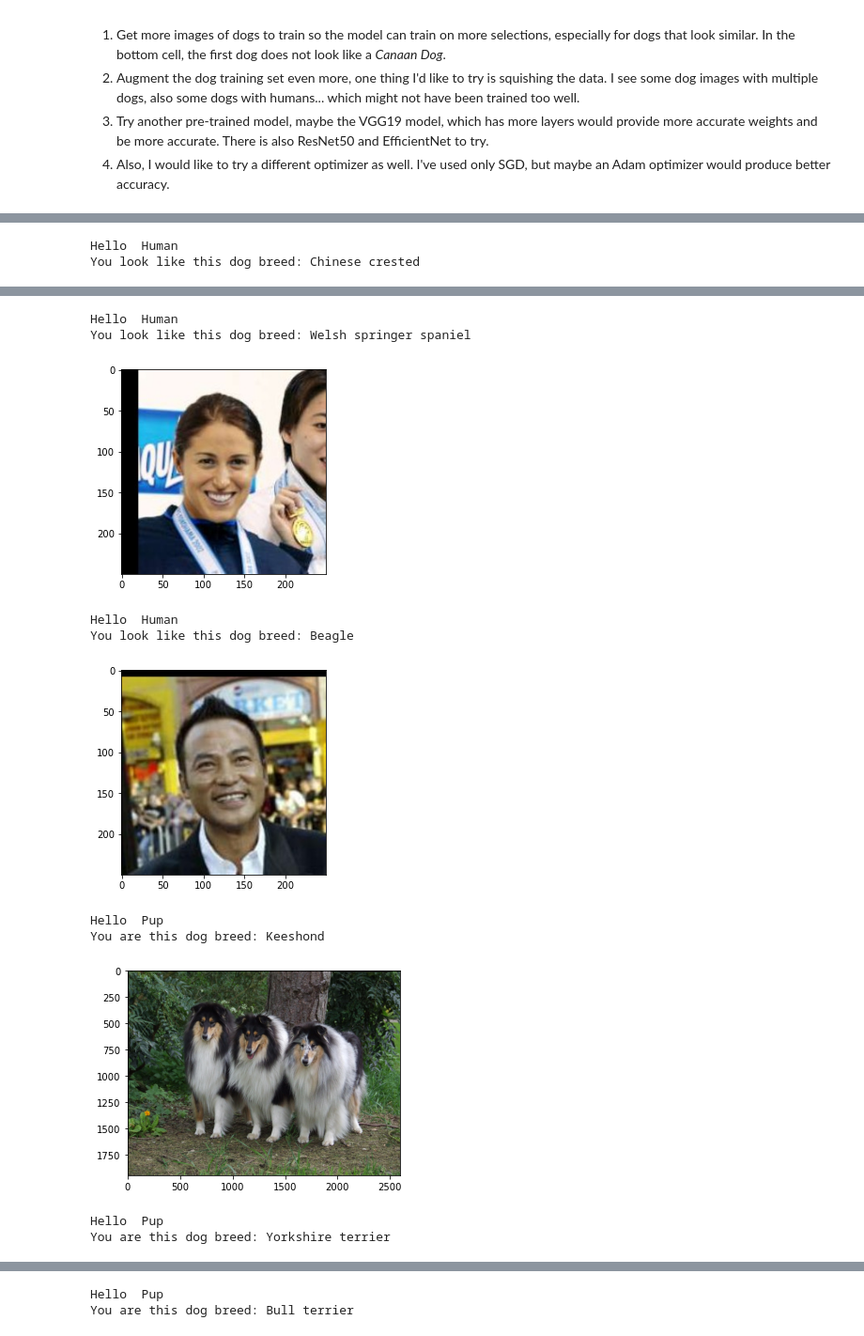
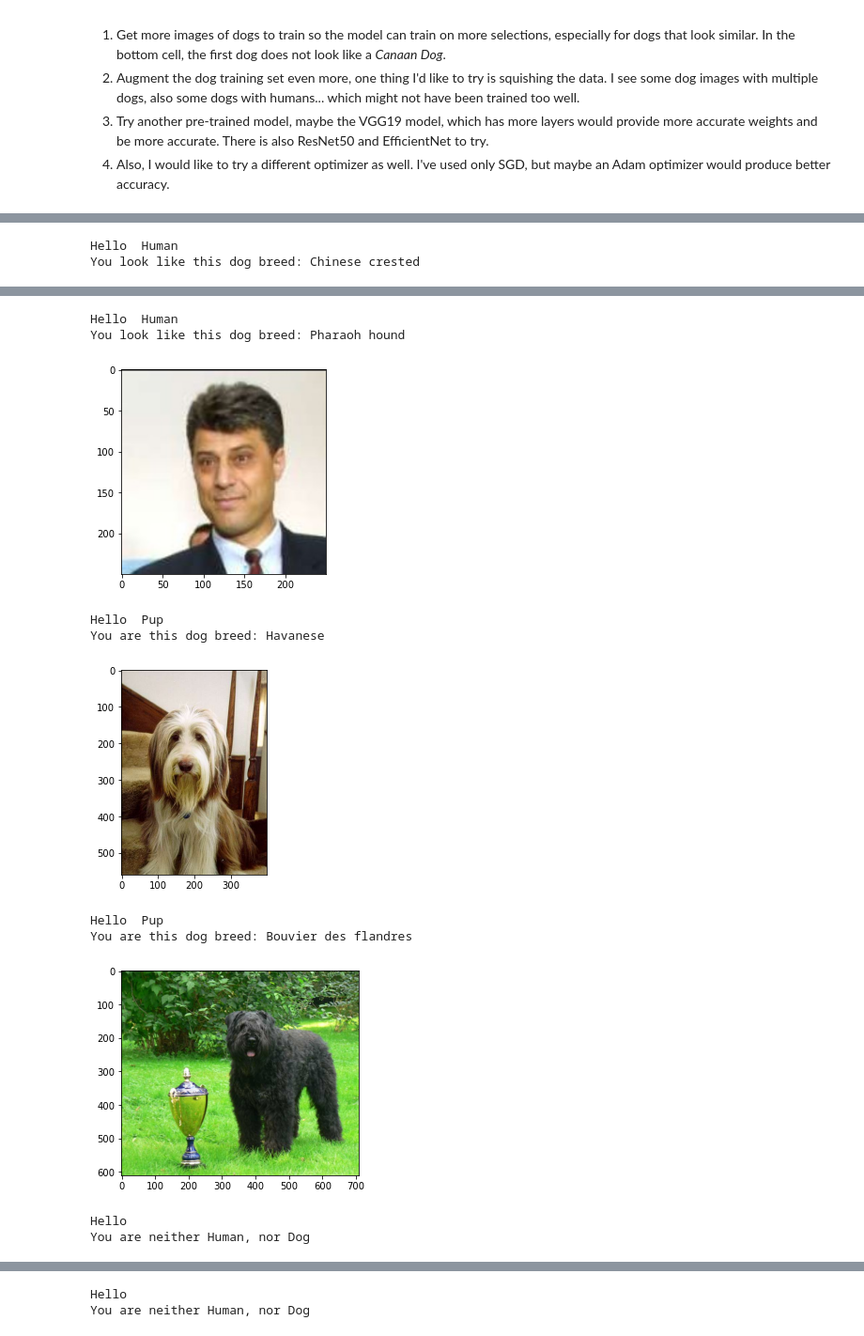
Before and after one commit to bnagallo/DL2-dog-breed-classifier, a Jupyter notebook: dog_app.ipynb, the cells around one changed output, grey strips where cells are left out. Shown at 94% size. Saved outputs shown, nothing was run; the diff lists cells and outputs as text; code cells hidden in the pictures.

Commit message:
Implementation for random image testing
Testing if the human detector and dog detector behave for non-Humans and non-Dogs (photo of Alien and Cat)

```diff
--- a/dog_app.ipynb
+++ b/dog_app.ipynb
@@ -1198,0 +1201,4 @@ Some possible points for improvement are:
+# %%
+# load filenames for random images of ALIEN and CAT
+random_files = np.array(glob("testImages/*"))
+print(list(random_files))
@@ -1201,18 +1212,18 @@ Some possible points for improvement are:
 ## at least 6 images on your computer.
 ## Feel free to use as many code cells as needed.
 
-# Get any 3 humans
-humans_randnums= np.random.randint(0,len(human_files),3)
+# Get any 2 dogs
+dogs_randnums= np.random.randint(0,len(dog_files),2)
+dogs_accessed_mapping = map(dog_files.__getitem__, dogs_randnums)
+dogs_accessed_list = list(dogs_accessed_mapping)
+
+# Get any 2 humans
+humans_randnums= np.random.randint(0,len(human_files),2)
 humans_accessed_mapping = map(human_files.__getitem__, humans_randnums)
 humans_accessed_list = list(humans_accessed_mapping)
 
-# Get any 3 dogs
-dogs_randnums= np.random.randint(0,len(dog_files),3)
-dogs_accessed_mapping = map(dog_files.__getitem__, dogs_randnums)
-dogs_accessed_list = list(dogs_accessed_mapping)
-
 # suggested code, below
-for file in (humans_accessed_list + dogs_accessed_list ):
+for file in (humans_accessed_list + dogs_accessed_list + list(random_files) ):
     run_app(file)
 # %% [output]
 Hello  Human
@@ -1221,11 +1232,11 @@ You look like this dog breed: Chinese crested
 Hello  Human
-You look like this dog breed: Welsh springer spaniel
+You look like this dog breed: Pharaoh hound
-[figure, old version]
+[figure, new version]
-Hello  Human
-You look like this dog breed: Beagle
+Hello  Pup
+You are this dog breed: Havanese
-[figure, old version]
+[figure, new version]
 Hello  Pup
-You are this dog breed: Keeshond
+You are this dog breed: Bouvier des flandres
-[figure, old version]
+[figure, new version]
-Hello  Pup
-You are this dog breed: Yorkshire terrier
+Hello
+You are neither Human, nor Dog
@@ -1233,2 +1244,2 @@ You are this dog breed: Yorkshire terrier
-Hello  Pup
-You are this dog breed: Bull terrier
+Hello
+You are neither Human, nor Dog
```
Also changed, not shown: parts of 4 cells of this notebook.
